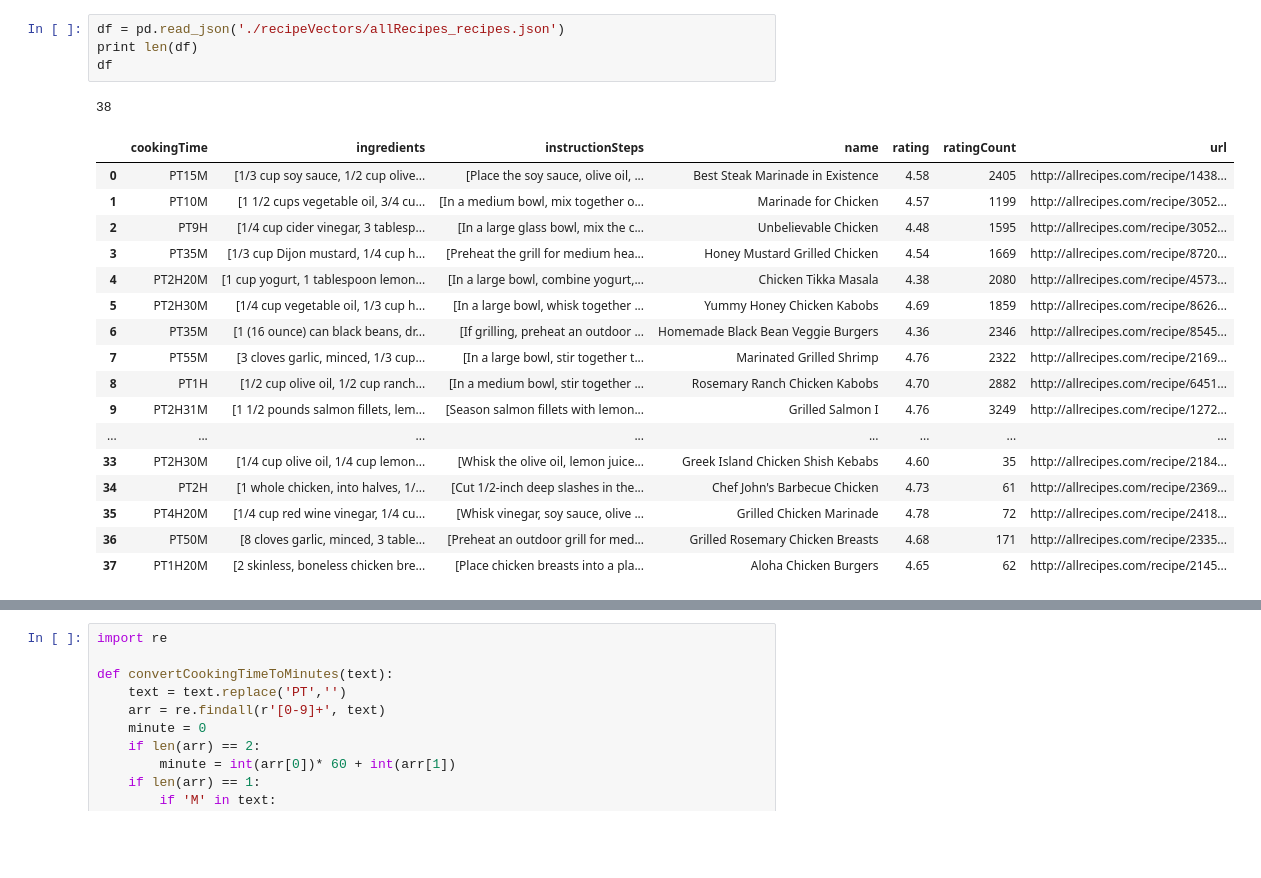
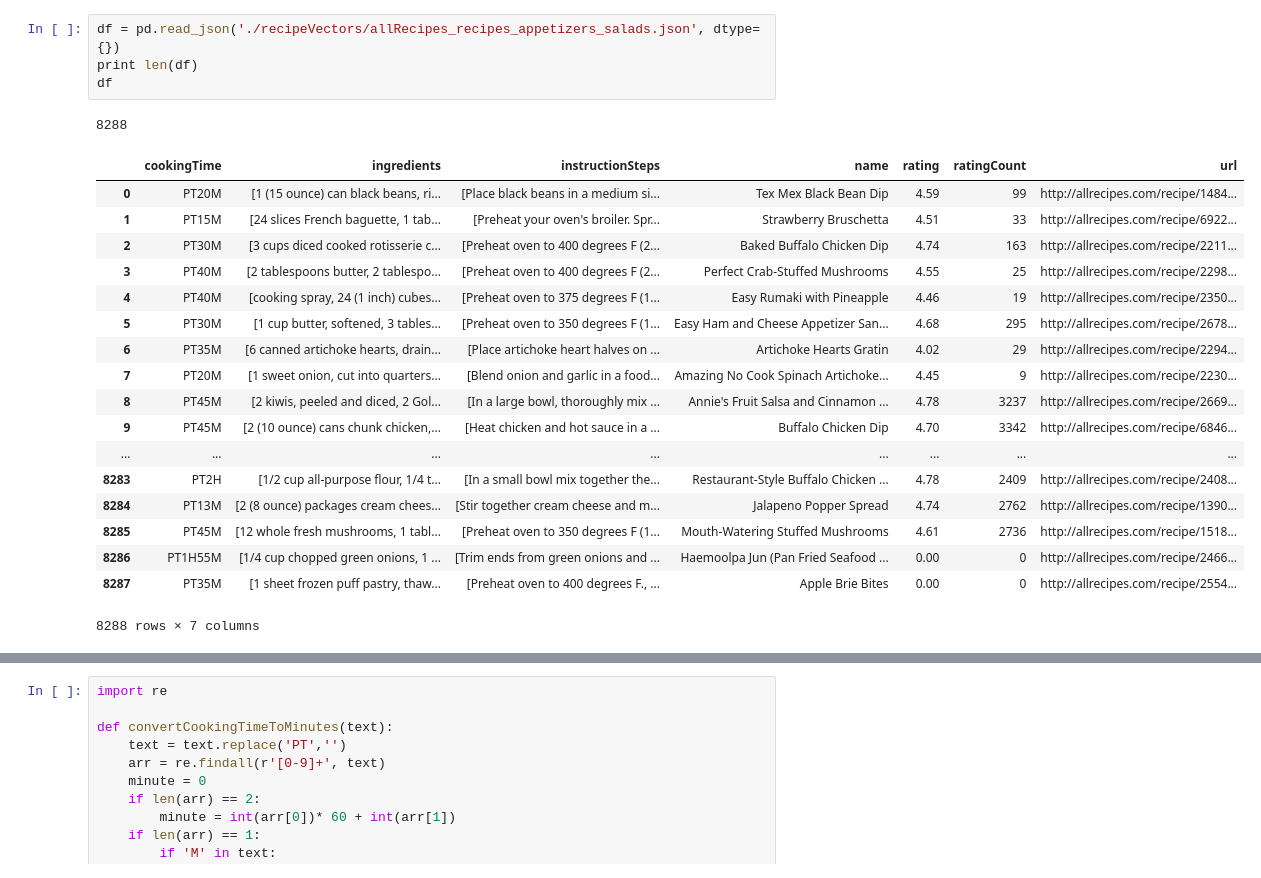
Before and after one commit to roygv/w266-recipes, a Jupyter notebook: DataProcessing.ipynb, the cells around one changed output, grey strips where cells are left out. Drawn from its saved outputs; the diff is of its cells as text; blank space fills up the shorter version.

```diff
--- a/DataProcessing.ipynb
+++ b/DataProcessing.ipynb
@@ -8,23 +9,24 @@ recipeVectors           scrapy.cfg
 # %%
-df = pd.read_json('./recipeVectors/allRecipes_recipes.json')
+df = pd.read_json('./recipeVectors/allRecipes_recipes_appetizers_salads.json', dtype={})
 print len(df)
 df
 # %% [output]
-38
+8288
 |  | cookingTime | ingredients | instructionSteps | name | rating | ratingCount | url |
-| 0 | PT15M | [1/3 cup soy sauce, 1/2 cup olive... | [Place the soy sauce, olive oil, ... | Best Steak Marinade in Existence | 4.58 | 2405 | http://allrecipes.com/recipe/1438... |
-| 1 | PT10M | [1 1/2 cups vegetable oil, 3/4 cu... | [In a medium bowl, mix together o... | Marinade for Chicken | 4.57 | 1199 | http://allrecipes.com/recipe/3052... |
-| 2 | PT9H | [1/4 cup cider vinegar, 3 tablesp... | [In a large glass bowl, mix the c... | Unbelievable Chicken | 4.48 | 1595 | http://allrecipes.com/recipe/3052... |
-| 3 | PT35M | [1/3 cup Dijon mustard, 1/4 cup h... | [Preheat the grill for medium hea... | Honey Mustard Grilled Chicken | 4.54 | 1669 | http://allrecipes.com/recipe/8720... |
-| 4 | PT2H20M | [1 cup yogurt, 1 tablespoon lemon... | [In a large bowl, combine yogurt,... | Chicken Tikka Masala | 4.38 | 2080 | http://allrecipes.com/recipe/4573... |
-| 5 | PT2H30M | [1/4 cup vegetable oil, 1/3 cup h... | [In a large bowl, whisk together ... | Yummy Honey Chicken Kabobs | 4.69 | 1859 | http://allrecipes.com/recipe/8626... |
-| 6 | PT35M | [1 (16 ounce) can black beans, dr... | [If grilling, preheat an outdoor ... | Homemade Black Bean Veggie Burgers | 4.36 | 2346 | http://allrecipes.com/recipe/8545... |
-| 7 | PT55M | [3 cloves garlic, minced, 1/3 cup... | [In a large bowl, stir together t... | Marinated Grilled Shrimp | 4.76 | 2322 | http://allrecipes.com/recipe/2169... |
-| 8 | PT1H | [1/2 cup olive oil, 1/2 cup ranch... | [In a medium bowl, stir together ... | Rosemary Ranch Chicken Kabobs | 4.70 | 2882 | http://allrecipes.com/recipe/6451... |
-| 9 | PT2H31M | [1 1/2 pounds salmon fillets, lem... | [Season salmon fillets with lemon... | Grilled Salmon I | 4.76 | 3249 | http://allrecipes.com/recipe/1272... |
+| 0 | PT20M | [1 (15 ounce) can black beans, ri... | [Place black beans in a medium si... | Tex Mex Black Bean Dip | 4.59 | 99 | http://allrecipes.com/recipe/1484... |
+| 1 | PT15M | [24 slices French baguette, 1 tab... | [Preheat your oven's broiler. Spr... | Strawberry Bruschetta | 4.51 | 33 | http://allrecipes.com/recipe/6922... |
+| 2 | PT30M | [3 cups diced cooked rotisserie c... | [Preheat oven to 400 degrees F (2... | Baked Buffalo Chicken Dip | 4.74 | 163 | http://allrecipes.com/recipe/2211... |
+| 3 | PT40M | [2 tablespoons butter, 2 tablespo... | [Preheat oven to 400 degrees F (2... | Perfect Crab-Stuffed Mushrooms | 4.55 | 25 | http://allrecipes.com/recipe/2298... |
+| 4 | PT40M | [cooking spray, 24 (1 inch) cubes... | [Preheat oven to 375 degrees F (1... | Easy Rumaki with Pineapple | 4.46 | 19 | http://allrecipes.com/recipe/2350... |
+| 5 | PT30M | [1 cup butter, softened, 3 tables... | [Preheat oven to 350 degrees F (1... | Easy Ham and Cheese Appetizer San... | 4.68 | 295 | http://allrecipes.com/recipe/2678... |
+| 6 | PT35M | [6 canned artichoke hearts, drain... | [Place artichoke heart halves on ... | Artichoke Hearts Gratin | 4.02 | 29 | http://allrecipes.com/recipe/2294... |
+| 7 | PT20M | [1 sweet onion, cut into quarters... | [Blend onion and garlic in a food... | Amazing No Cook Spinach Artichoke... | 4.45 | 9 | http://allrecipes.com/recipe/2230... |
+| 8 | PT45M | [2 kiwis, peeled and diced, 2 Gol... | [In a large bowl, thoroughly mix ... | Annie's Fruit Salsa and Cinnamon ... | 4.78 | 3237 | http://allrecipes.com/recipe/2669... |
+| 9 | PT45M | [2 (10 ounce) cans chunk chicken,... | [Heat chicken and hot sauce in a ... | Buffalo Chicken Dip | 4.70 | 3342 | http://allrecipes.com/recipe/6846... |
 | ... | ... | ... | ... | ... | ... | ... | ... |
-| 33 | PT2H30M | [1/4 cup olive oil, 1/4 cup lemon... | [Whisk the olive oil, lemon juice... | Greek Island Chicken Shish Kebabs | 4.60 | 35 | http://allrecipes.com/recipe/2184... |
-| 34 | PT2H | [1 whole chicken, into halves, 1/... | [Cut 1/2-inch deep slashes in the... | Chef John's Barbecue Chicken | 4.73 | 61 | http://allrecipes.com/recipe/2369... |
-| 35 | PT4H20M | [1/4 cup red wine vinegar, 1/4 cu... | [Whisk vinegar, soy sauce, olive ... | Grilled Chicken Marinade | 4.78 | 72 | http://allrecipes.com/recipe/2418... |
-| 36 | PT50M | [8 cloves garlic, minced, 3 table... | [Preheat an outdoor grill for med... | Grilled Rosemary Chicken Breasts | 4.68 | 171 | http://allrecipes.com/recipe/2335... |
-| 37 | PT1H20M | [2 skinless, boneless chicken bre... | [Place chicken breasts into a pla... | Aloha Chicken Burgers | 4.65 | 62 | http://allrecipes.com/recipe/2145... |
+| 8283 | PT2H | [1/2 cup all-purpose flour, 1/4 t... | [In a small bowl mix together the... | Restaurant-Style Buffalo Chicken ... | 4.78 | 2409 | http://allrecipes.com/recipe/2408... |
+| 8284 | PT13M | [2 (8 ounce) packages cream chees... | [Stir together cream cheese and m... | Jalapeno Popper Spread | 4.74 | 2762 | http://allrecipes.com/recipe/1390... |
+| 8285 | PT45M | [12 whole fresh mushrooms, 1 tabl... | [Preheat oven to 350 degrees F (1... | Mouth-Watering Stuffed Mushrooms | 4.61 | 2736 | http://allrecipes.com/recipe/1518... |
+| 8286 | PT1H55M | [1/4 cup chopped green onions, 1 ... | [Trim ends from green onions and ... | Haemoolpa Jun (Pan Fried Seafood ... | 0.00 | 0 | http://allrecipes.com/recipe/2466... |
+| 8287 | PT35M | [1 sheet frozen puff pastry, thaw... | [Preheat oven to 400 degrees F., ... | Apple Brie Bites | 0.00 | 0 | http://allrecipes.com/recipe/2554... |
+8288 rows × 7 columns
```
Also changed, not shown: parts of 5 cells of this notebook.
